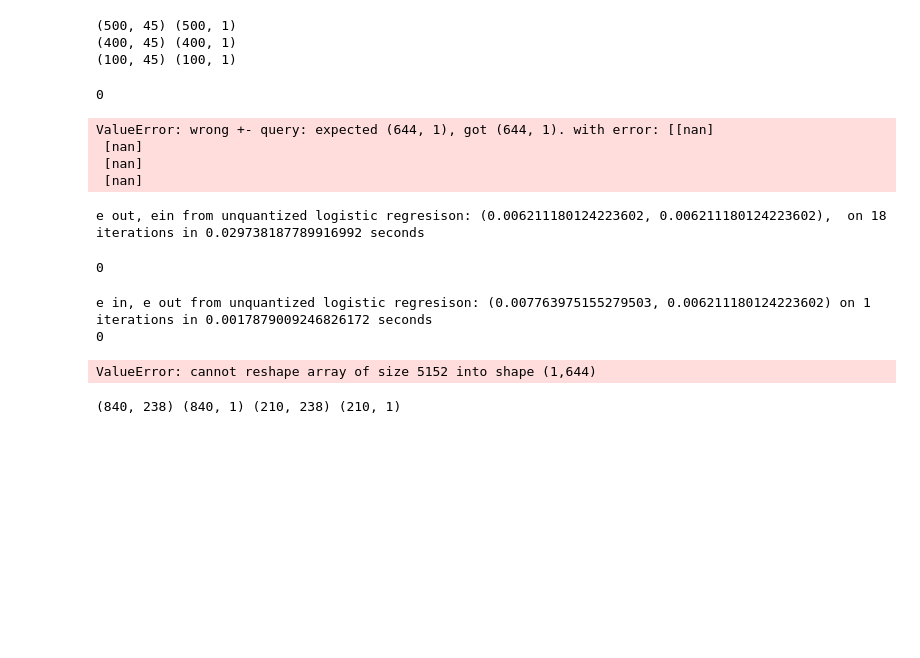
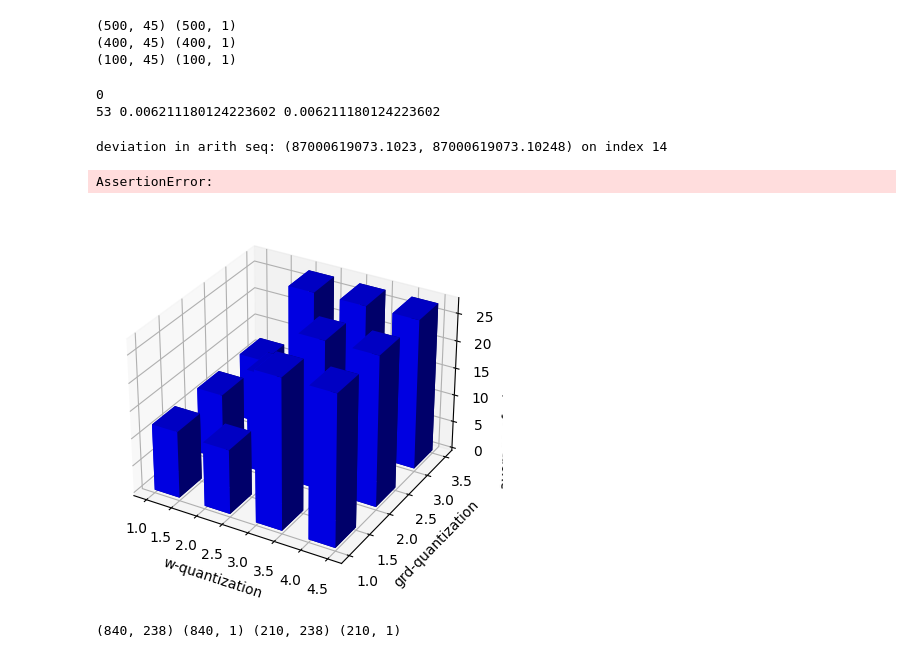
Before and after one commit to willem-strydom/research, a Jupyter notebook: more_plots.ipynb, the cells around one changed output. Saved outputs shown, nothing was run; the diff lists cells and outputs as text; code cells hidden in the pictures; blank space fills up the shorter version.

```diff
--- a/more_plots.ipynb
+++ b/more_plots.ipynb
@@ -27,31 +27,29 @@ from run_test import run
 # seperable data #1
 X,y,w = gen_seperable_data(800,100)
 
-run(1,X,y,"seperable1.csv")
+run(30,X,y,"seperable1.csv")
 # %% [output]
 0
+53 0.006211180124223602 0.006211180124223602
-ValueError: wrong +- query: expected (644, 1), got (644, 1). with error: [[nan]
- [nan]
- [nan]
- [nan]
+deviation in arith seq: (87000619073.1023, 87000619073.10248) on index 14
+AssertionError:
+# %%
+df = get_df("seperable1.csv")
+df = df[df["e in"] != -1]
+generate_plots(df, "e in",0)
+# %% [output]
+[figure, added]
 # %%
 # seperable data #2
 X,y,w = gen_seperable_data(800,50)
 
-run(1,X,y,"seperable2.csv")
+run(30,X,y,"seperable2.csv")
-# %% [output]
-e out, ein from unquantized logistic regresison: (0.006211180124223602, 0.006211180124223602),  on 18 iterations in 0.029738187789916992 seconds
-0
 # %%
 # margined seperable data #1
 
 X,y,w = gen_margin_seperable_data(800,100,1)
 
-run(1,X,y,"marginal1.csv")
+run(30,X,y,"marginal1.csv")
-# %% [output]
-e in, e out from unquantized logistic regresison: (0.007763975155279503, 0.006211180124223602) on 1 iterations in 0.0017879009246826172 seconds
-0
-ValueError: cannot reshape array of size 5152 into shape (1,644)
 # %%
 # margined sperable data #2
 
```
Also changed, not shown: parts of 1 cell of this notebook, 2 other files.
